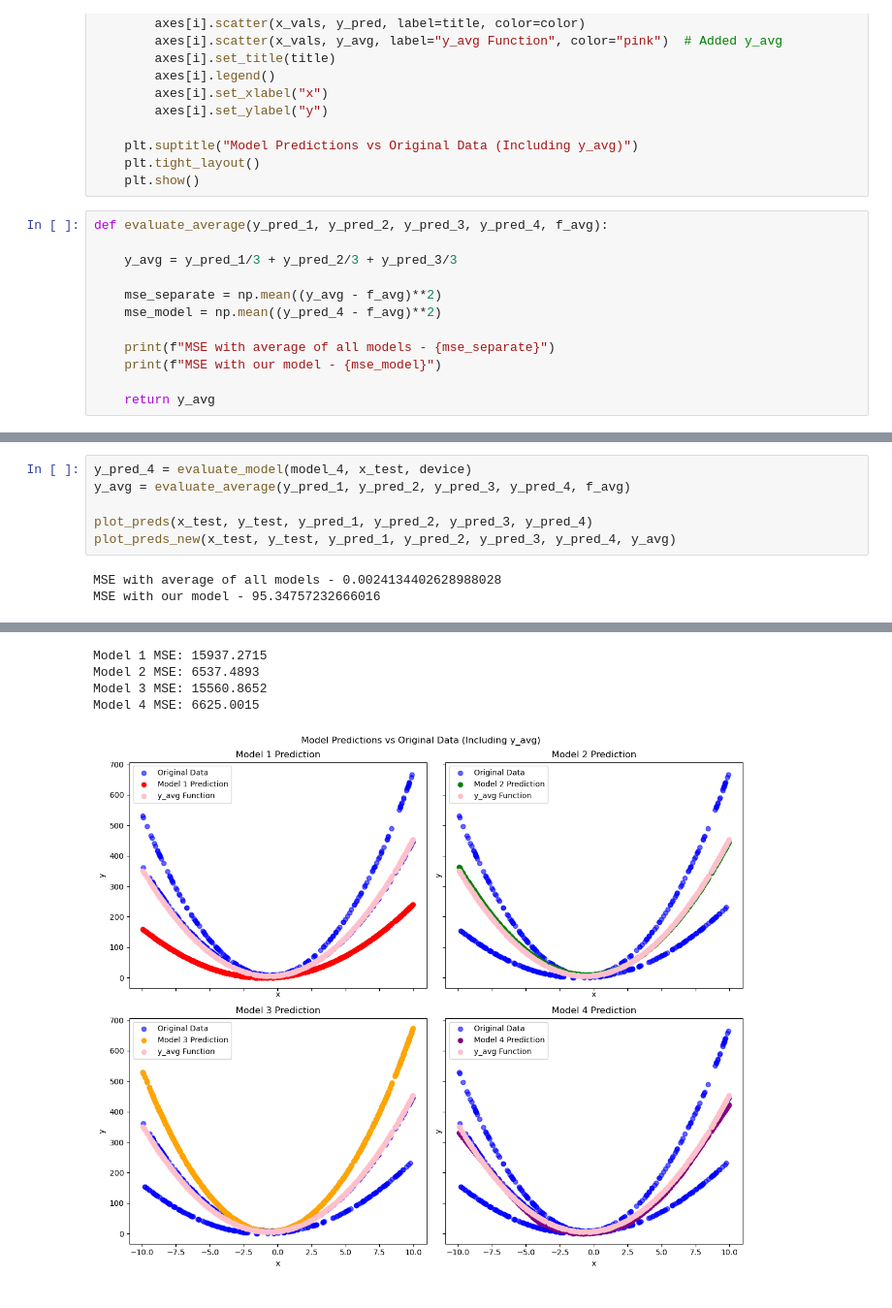
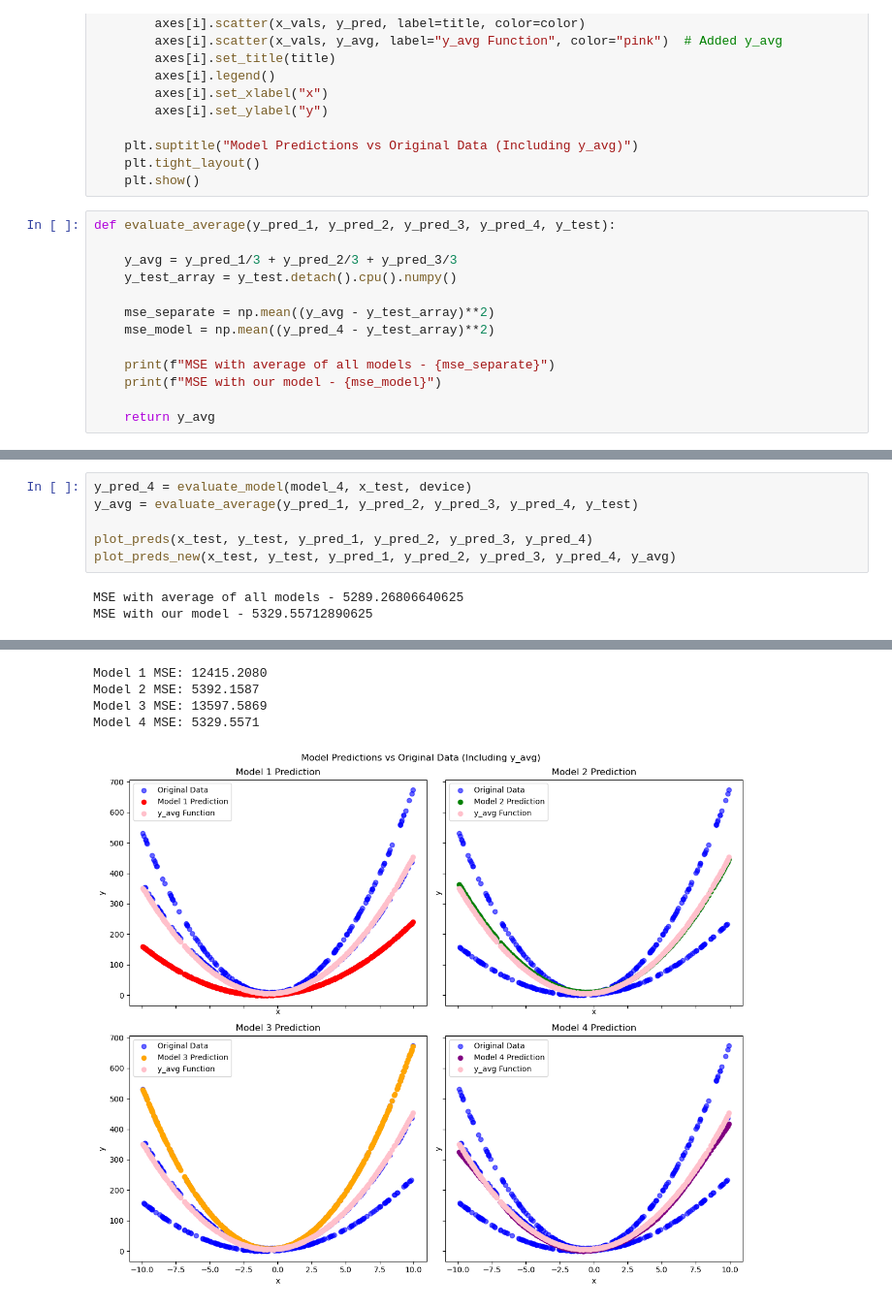
Before and after one commit to SSS-192858/Catastrophic-Forgetting, a Jupyter notebook: poly_regression.ipynb, the cells around one changed output, grey strips where cells are left out. Shown at 97% size. Drawn from its saved outputs; the diff is of its cells as text.

Commit message:
y_test added

```diff
--- a/poly_regression.ipynb
+++ b/poly_regression.ipynb
@@ -423,12 +424,13 @@ def plot_preds_new(x_test, y_test, y_pred_1, y_pred_2, y_pred_3, y_pred_4, y_avg
     plt.tight_layout()
     plt.show()
 # %%
-def evaluate_average(y_pred_1, y_pred_2, y_pred_3, y_pred_4, f_avg):
+def evaluate_average(y_pred_1, y_pred_2, y_pred_3, y_pred_4, y_test):
 
     y_avg = y_pred_1/3 + y_pred_2/3 + y_pred_3/3
+    y_test_array = y_test.detach().cpu().numpy()
 
-    mse_separate = np.mean((y_avg - f_avg)**2)
-    mse_model = np.mean((y_pred_4 - f_avg)**2)
+    mse_separate = np.mean((y_avg - y_test_array)**2)
+    mse_model = np.mean((y_pred_4 - y_test_array)**2)
 
     print(f"MSE with average of all models - {mse_separate}")
     print(f"MSE with our model - {mse_model}")
@@ -496,9 +498,9 @@ Epoch [20000/20000], Loss: 1301.8649
 # %%
 y_pred_4 = evaluate_model(model_4, x_test, device)
-y_avg = evaluate_average(y_pred_1, y_pred_2, y_pred_3, y_pred_4, f_avg)
+y_avg = evaluate_average(y_pred_1, y_pred_2, y_pred_3, y_pred_4, y_test)
 
 plot_preds(x_test, y_test, y_pred_1, y_pred_2, y_pred_3, y_pred_4)
 plot_preds_new(x_test, y_test, y_pred_1, y_pred_2, y_pred_3, y_pred_4, y_avg)
 # %% [output]
-MSE with average of all models - 0.0024134402628988028
-MSE with our model - 95.34757232666016
+MSE with average of all models - 5289.26806640625
+MSE with our model - 5329.55712890625
@@ -506,8 +508,8 @@ MSE with our model - 95.34757232666016
-Model 1 MSE: 15937.2715
-Model 2 MSE: 6537.4893
-Model 3 MSE: 15560.8652
-Model 4 MSE: 6625.0015
+Model 1 MSE: 12415.2080
+Model 2 MSE: 5392.1587
+Model 3 MSE: 13597.5869
+Model 4 MSE: 5329.5571
-[figure, old version]
+[figure, new version]
 # %%
 train_model_with_custom_loss(model_4,x_train_3,y_train_3,num_epochs,optimizer,device)
 # %% [output]
```
Also changed, not shown: parts of 11 cells of this notebook.
